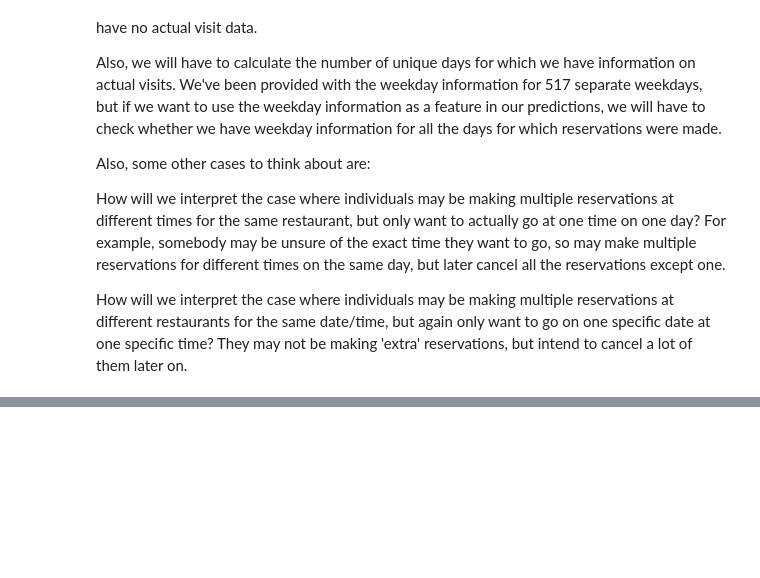
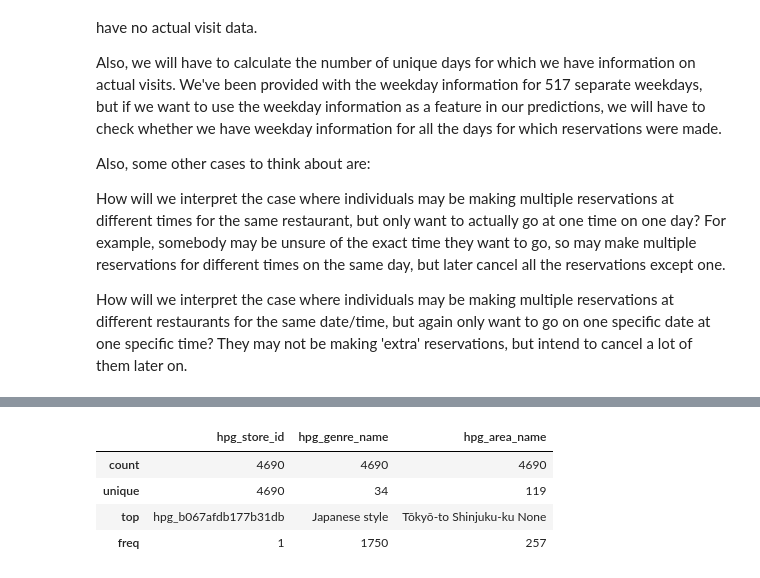
Before and after one commit to jieunyoo/kaggle-recruit-restaurant-predictions, a Jupyter notebook: data-exploration.ipynb, the cells around one changed output, grey strips where cells are left out. Drawn from its saved outputs; the diff is of its cells as text; code cells hidden in the pictures; blank space fills up the shorter version.

```diff
--- a/data-exploration.ipynb
+++ b/data-exploration.ipynb
@@ -238,0 +273,8 @@ How will we interpret the case where individuals may be making multiple reservat
+# %%
+hStoreDF.describe(include = ['O'])
+# %% [output]
+|  | hpg_store_id | hpg_genre_name | hpg_area_name |
+| count | 4690 | 4690 | 4690 |
+| unique | 4690 | 34 | 119 |
+| top | hpg_b067afdb177b31db | Japanese style | Tōkyō-to Shinjuku-ku None |
+| freq | 1 | 1750 | 257 |
```
Also changed, not shown: parts of 8 cells of this notebook.
